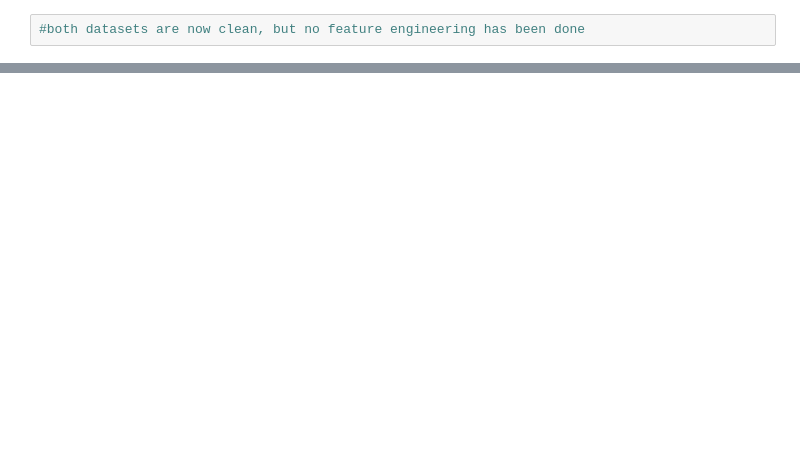
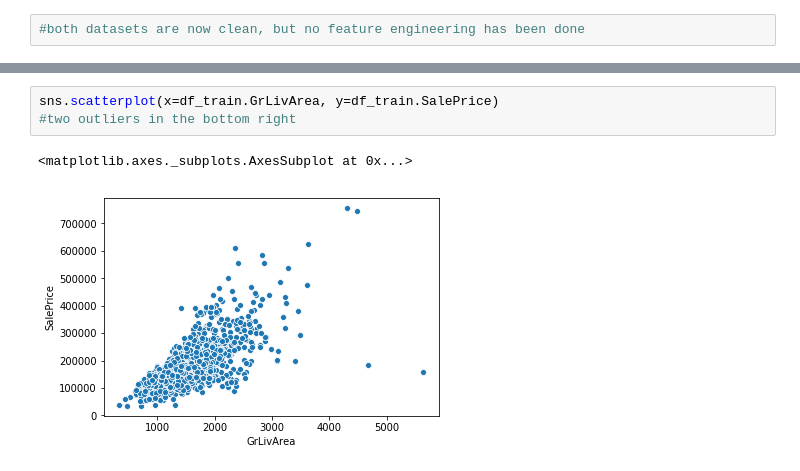
Before and after one commit to hkcaddes/MachineLearningPythonProject, a Jupyter notebook: Brandon/ML_project_wrangling.ipynb, the cells around one changed output, grey strips where cells are left out. Saved outputs shown, nothing was run; the diff lists cells and outputs as text; blank space fills up the shorter version.

```diff
--- a/Brandon/ML_project_wrangling.ipynb
+++ b/Brandon/ML_project_wrangling.ipynb
@@ -200,0 +253,6 @@ See the caveats in the documentation: http://pandas.pydata.org/pandas-docs/stabl
+# %%
+sns.scatterplot(x=df_train.GrLivArea, y=df_train.SalePrice)
+#two outliers in the bottom right
+# %% [output]
+<matplotlib.axes._subplots.AxesSubplot at 0x...>
+[figure, added]
```
Also changed, not shown: parts of 33 cells of this notebook.
